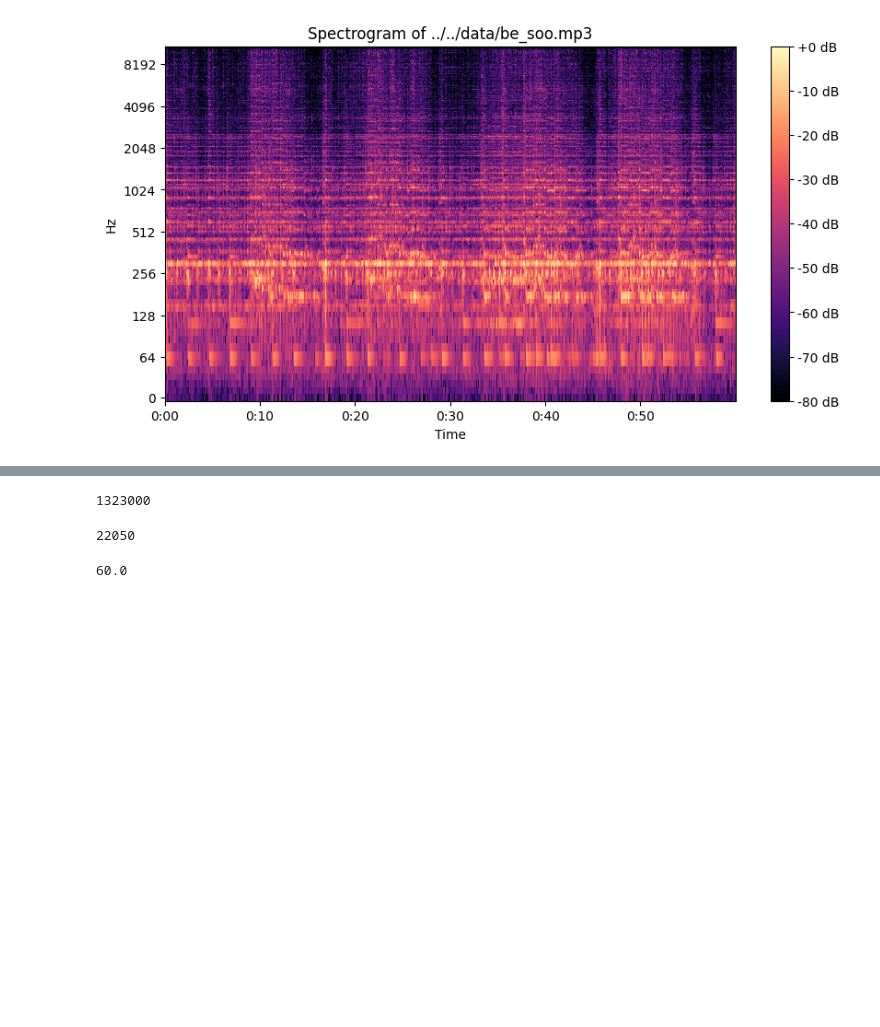
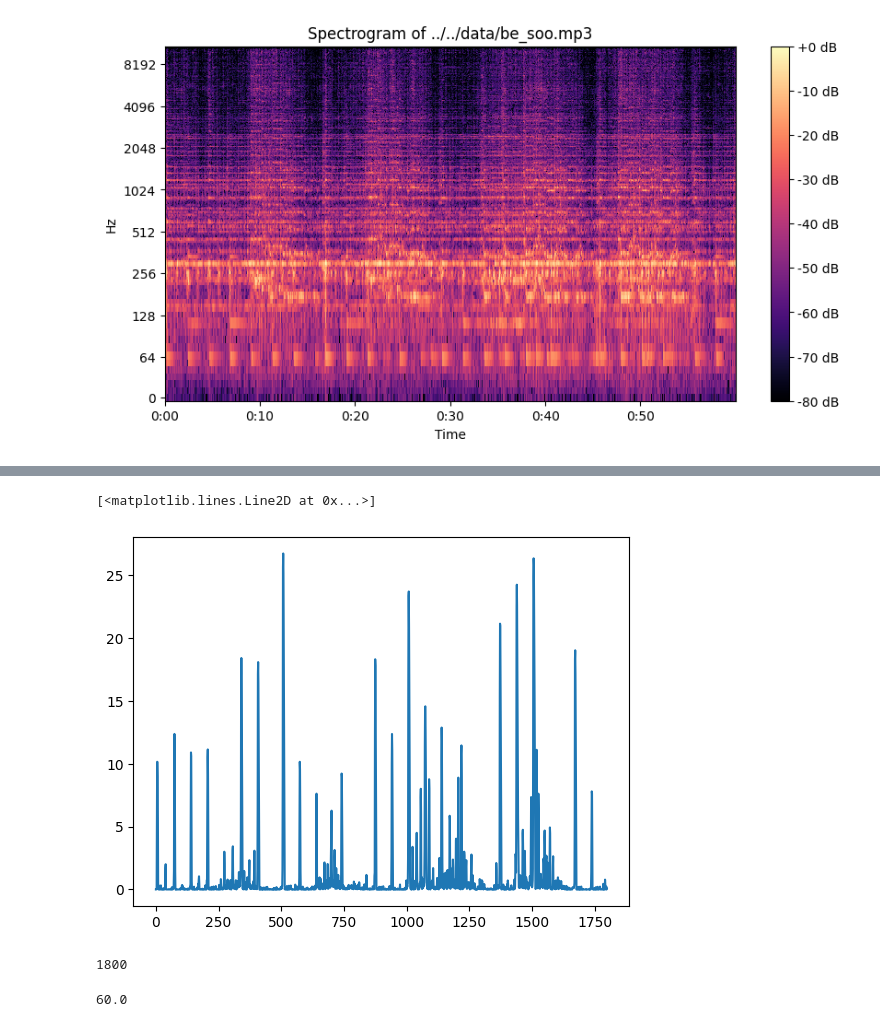
Before and after one commit to myprogrammerpersonality/RhythmMusicVisualizer, a Jupyter notebook: exp/main.ipynb, the cells around one changed output, grey strips where cells are left out. Drawn from its saved outputs; the diff is of its cells as text; code cells hidden in the pictures; blank space fills up the shorter version.

```diff
--- a/exp/main.ipynb
+++ b/exp/main.ipynb
@@ -49,11 +70,20 @@ ax[1].legend()
+# %%
+new_vals_compressed = []
+window_size = 44100 // 60
+i = 0
+while i < len(new_vals):
+    val = max(new_vals[i:i+window_size])
+    new_vals_compressed.append(val)
+    i += window_size
+# %%
+plt.plot(new_vals_compressed)
+# %% [output]
+[<matplotlib.lines.Line2D at 0x...>]
+[figure, added]
 # %%
-len(y_perc)
+len(new_vals_compressed)
 # %% [output]
-1323000
+1800
-# %%
-sr
-# %% [output]
-22050
 # %%
 1323000 / 22050
 # %% [output]
```
Also changed, not shown: parts of 5 cells of this notebook, 5 other files.
